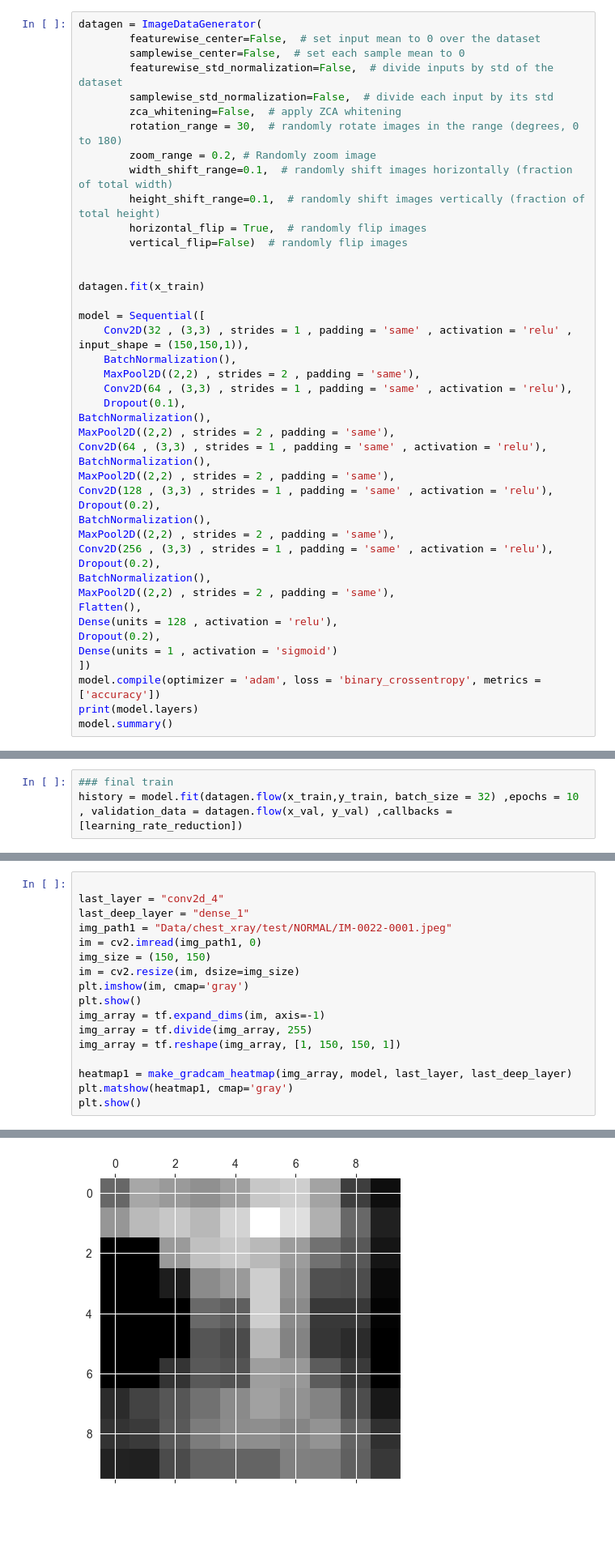
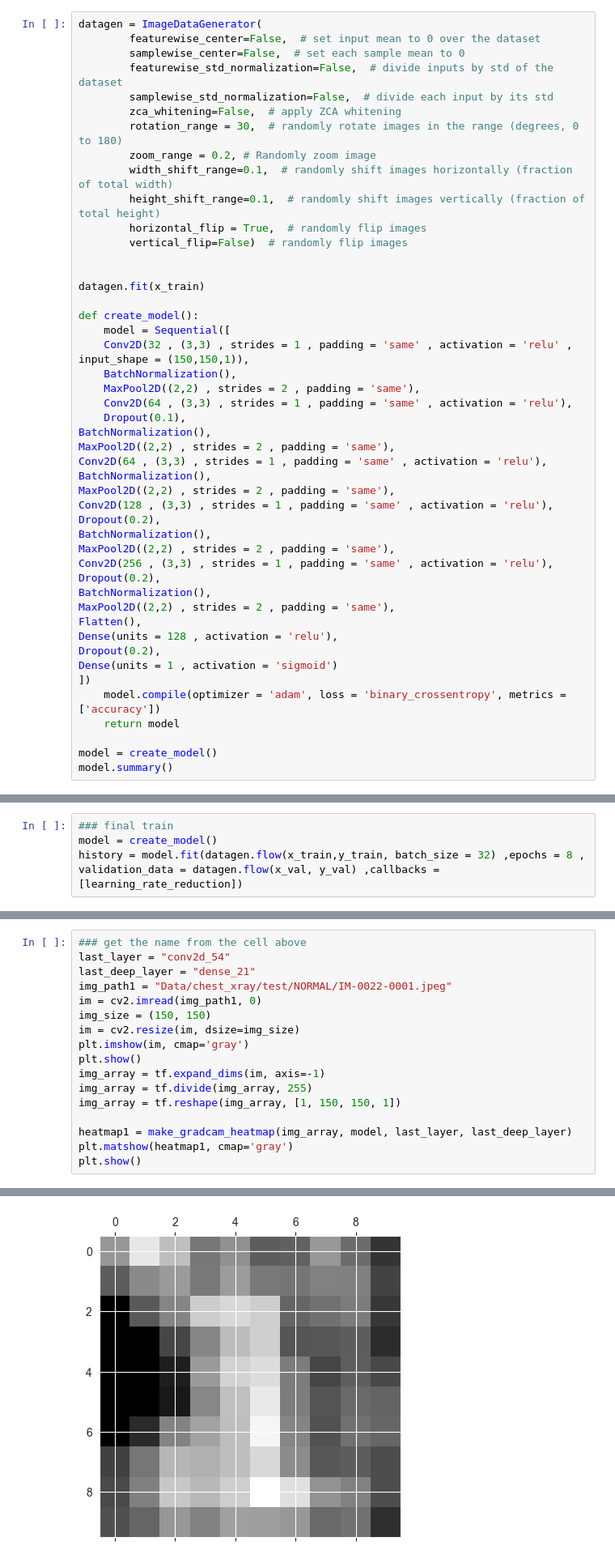
Before and after one commit to poparares6/CNN, a Jupyter notebook: CNN.ipynb, the cells around one changed output, grey strips where cells are left out. Shown at 81% size. Drawn from its saved outputs; the diff is of its cells as text; blank space fills up the shorter version.

```diff
--- a/CNN.ipynb
+++ b/CNN.ipynb
@@ -128,7 +128,8 @@ datagen = ImageDataGenerator(
 
 datagen.fit(x_train)
 
-model = Sequential([
+def create_model():
+    model = Sequential([
     Conv2D(32 , (3,3) , strides = 1 , padding = 'same' , activation = 'relu' , input_shape = (150,150,1)),
     BatchNormalization(),
     MaxPool2D((2,2) , strides = 2 , padding = 'same'),
@@ -152,7 +153,9 @@ Dense(units = 128 , activation = 'relu'),
 Dropout(0.2),
 Dense(units = 1 , activation = 'sigmoid')
 ])
-model.compile(optimizer = 'adam', loss = 'binary_crossentropy', metrics = ['accuracy'])
-print(model.layers)
+    model.compile(optimizer = 'adam', loss = 'binary_crossentropy', metrics = ['accuracy'])
+    return model
+
+model = create_model()
 model.summary()
 # %% [output]
@@ -284,3 +313,4 @@ plt.show()
 # %%
 ### final train
-history = model.fit(datagen.flow(x_train,y_train, batch_size = 32) ,epochs = 10 , validation_data = datagen.flow(x_val, y_val) ,callbacks = [learning_rate_reduction])
+model = create_model()
+history = model.fit(datagen.flow(x_train,y_train, batch_size = 32) ,epochs = 8 , validation_data = datagen.flow(x_val, y_val) ,callbacks = [learning_rate_reduction])
@@ -416,7 +491,7 @@ def save_and_display_gradcam(img_path, heatmap, cam_path="cam.jpg", alpha=0.4):
 # %%
-
-last_layer = "conv2d_4"
-last_deep_layer = "dense_1"
+### get the name from the cell above
+last_layer = "conv2d_54"
+last_deep_layer = "dense_21"
 img_path1 = "Data/chest_xray/test/NORMAL/IM-0022-0001.jpeg"
 im = cv2.imread(img_path1, 0)
 img_size = (150, 150)
@@ -436,6 +511,6 @@ Expected: [['keras_tensor']]
 Received: inputs=Tensor(shape=(1, 150, 150, 1))
   warnings.warn(msg)
-[figure, old version]
+[figure, new version]
 # %%
 save_and_display_gradcam(img_path1, heatmap1)
 # %% [output]
```
Also changed, not shown: parts of 19 cells of this notebook.
